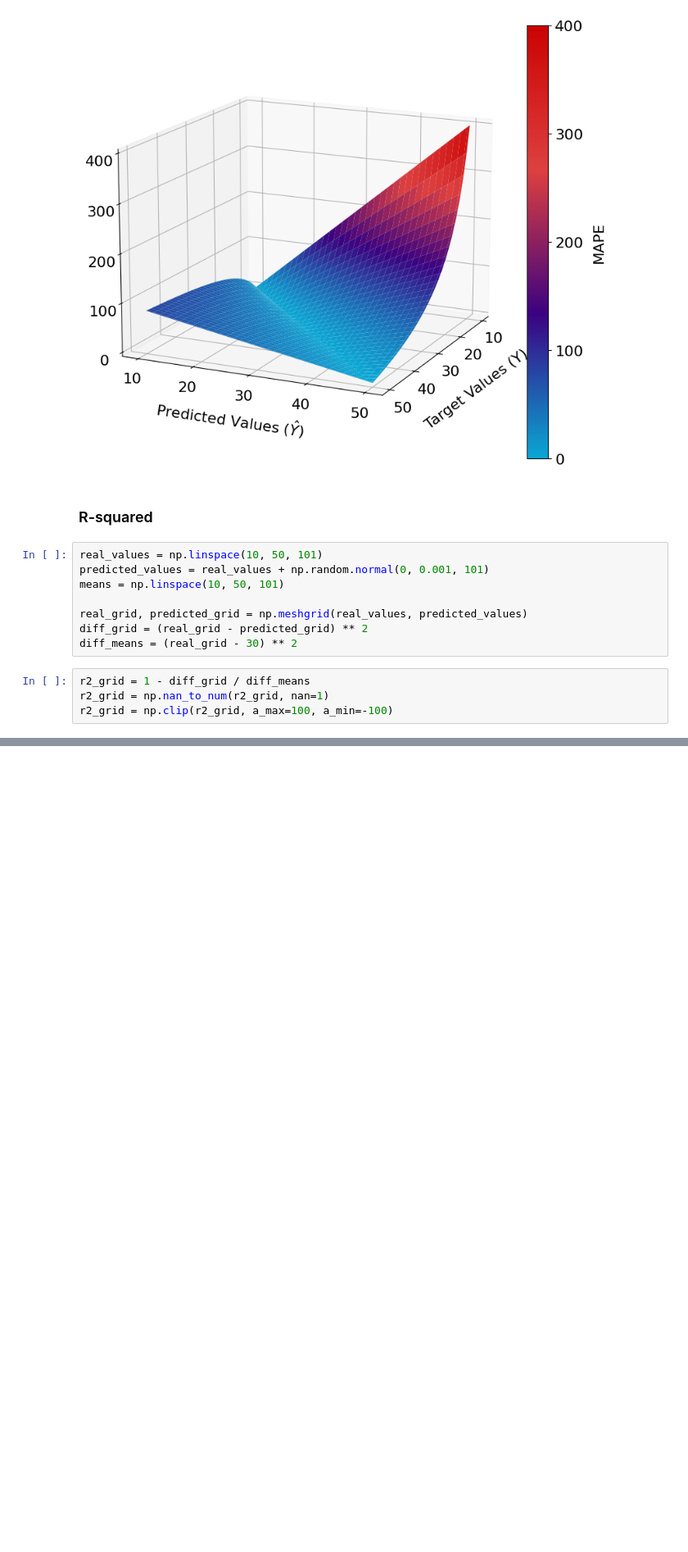
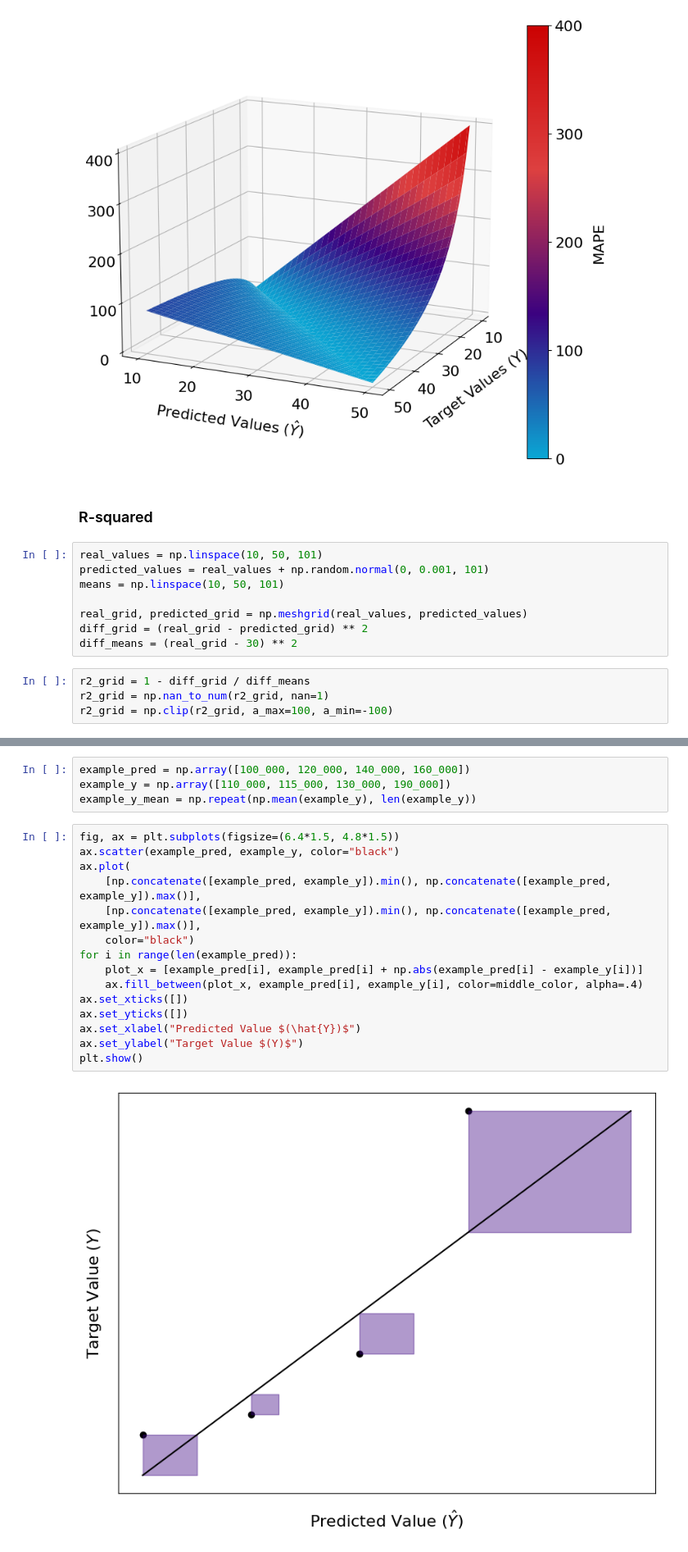
Before and after one commit to NannyML/The-Little-Book-of-ML-Metrics, a Jupyter notebook: book_plots.ipynb, the cells around one changed output, grey strips where cells are left out. Shown at 82% size. Drawn from its saved outputs; the diff is of its cells as text; blank space fills up the shorter version.

```diff
--- a/book_plots.ipynb
+++ b/book_plots.ipynb
@@ -237,0 +238,21 @@ plt.show()
+# %%
+example_pred = np.array([100_000, 120_000, 140_000, 160_000])
+example_y = np.array([110_000, 115_000, 130_000, 190_000])
+example_y_mean = np.repeat(np.mean(example_y), len(example_y))
+# %%
+fig, ax = plt.subplots(figsize=(6.4*1.5, 4.8*1.5))
+ax.scatter(example_pred, example_y, color="black")
+ax.plot(
+    [np.concatenate([example_pred, example_y]).min(), np.concatenate([example_pred, example_y]).max()],
+    [np.concatenate([example_pred, example_y]).min(), np.concatenate([example_pred, example_y]).max()],
+    color="black")
+for i in range(len(example_pred)):
+    plot_x = [example_pred[i], example_pred[i] + np.abs(example_pred[i] - example_y[i])]
+    ax.fill_between(plot_x, example_pred[i], example_y[i], color=middle_color, alpha=.4)
+ax.set_xticks([])
+ax.set_yticks([])
+ax.set_xlabel("Predicted Value $(\hat{Y})$")
+ax.set_ylabel("Target Value $(Y)$")
+plt.show()
+# %% [output]
+[figure, added]
```
Also changed, not shown: parts of 4 cells of this notebook, 2 other files.
